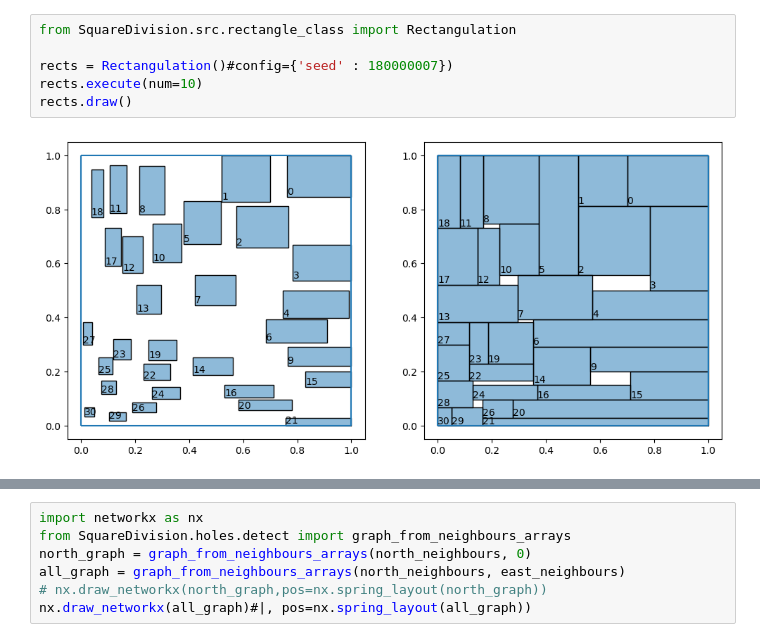
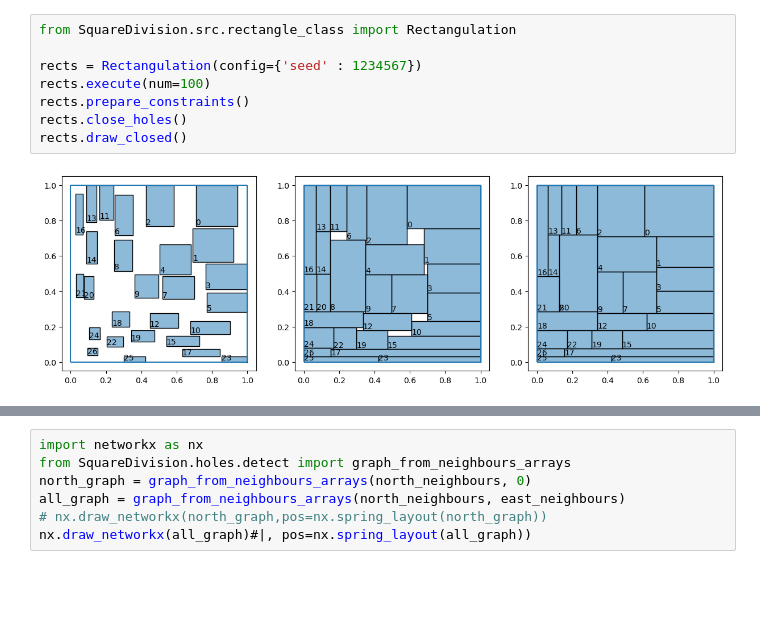
Before and after one commit to Polatucha16/SquareDivision, a Jupyter notebook: square_division_example.ipynb, the cells around one changed output, grey strips where cells are left out. Cells and saved outputs as stored; diff of their text form; blank space fills up the shorter version.

```diff
--- a/square_division_example.ipynb
+++ b/square_division_example.ipynb
@@ -1,8 +1,10 @@
 # %%
 from SquareDivision.src.rectangle_class import Rectangulation
 
-rects = Rectangulation()#config={'seed' : 180000007})
-rects.execute(num=10)
-rects.draw()
+rects = Rectangulation(config={'seed' : 1234567})
+rects.execute(num=100)
+rects.prepare_constraints()
+rects.close_holes()
+rects.draw_closed()
 # %% [output]
-[figure, old version]
+[figure, new version]
```
Also changed, not shown: parts of 9 cells of this notebook, 2 other files.
